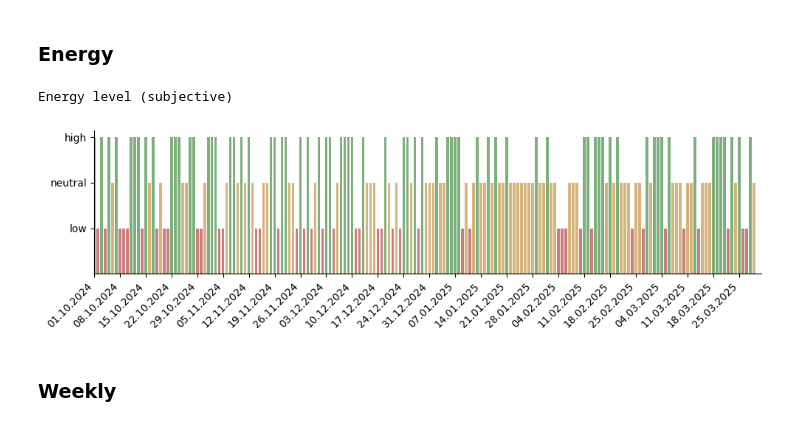
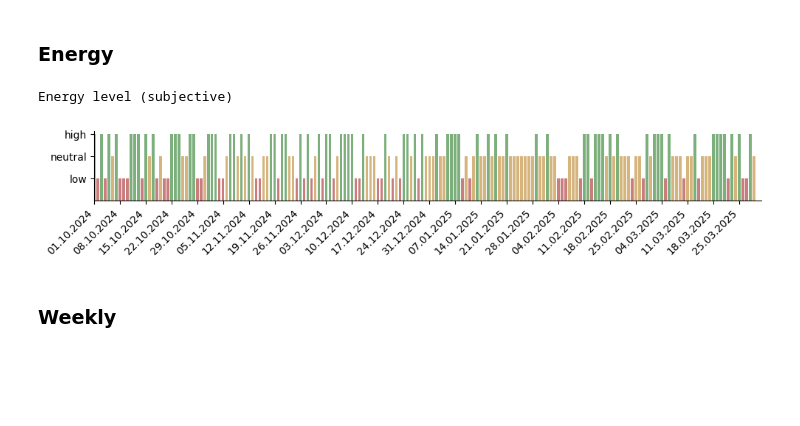
Before and after one commit to KamilMatejuk/Articles, a Jupyter notebook: Other/The Winter Arc - exploratory data analysis/passrate.ipynb, the cells around one changed output. Saved outputs shown, nothing was run; the diff lists cells and outputs as text; code cells hidden in the pictures; blank space fills up the shorter version.

```diff
--- a/Other/The Winter Arc - exploratory data analysis/passrate.ipynb
+++ b/Other/The Winter Arc - exploratory data analysis/passrate.ipynb
@@ -29,11 +29,3 @@ passfail
 | 180 | 2025-03-30 | False | False | False | False | False | ... |
 | 181 | 2025-03-31 | False | False | False | False | False | ... |
 182 rows × 11 columns
-# %%
-def set_style(ax: plt.Axes, index: pd.Series):
-    ax.spines['top'].set_visible(False)
-    ax.spines['right'].set_visible(False)
-    ax.set_xlim(index.min(), index.max())
-    xticks = index[::7]
-    ax.set_xticks(xticks)
-    ax.set_xticklabels(xticks.map(lambda x: x.strftime('%d.%m.%Y')), rotation=45, ha='right')
@@ -139,10 +90,10 @@ p, c, f, a, kcal = const.COLS_EATING
 fig, axes = plt.subplots(3, 1, figsize=(10, 7), sharex=True)
 
 data['total_g'] = data[p] + data[c] + data[f] + data[a]
-axes[0].bar(data['date'], data[p] / data['total_g'], color='blue', width=0.75, label='Protein')
-axes[0].bar(data['date'], data[c] / data['total_g'], color='red', width=0.75, label='Carbs', bottom=data[p] / data['total_g'])
-axes[0].bar(data['date'], data[f] / data['total_g'], color='orange', width=0.75, label='Fat', bottom=(data[p] + data[c]) / data['total_g'])
-axes[0].bar(data['date'], data[a] / data['total_g'], color='black', width=0.75, label='Alcohol', bottom=(data[p] + data[c] + data[f]) / data['total_g'])
+axes[0].bar(data['date'], data[p] / data['total_g'], color=C_MACROS[0], width=0.75, label='Protein')
+axes[0].bar(data['date'], data[c] / data['total_g'], color=C_MACROS[1], width=0.75, label='Carbs', bottom=data[p] / data['total_g'])
+axes[0].bar(data['date'], data[f] / data['total_g'], color=C_MACROS[2], width=0.75, label='Fat', bottom=(data[p] + data[c]) / data['total_g'])
+axes[0].bar(data['date'], data[a] / data['total_g'], color=C_MACROS[3], width=0.75, label='Alcohol', bottom=(data[p] + data[c] + data[f]) / data['total_g'])
 axes[0].legend(ncol=1, loc=(1.0, 0.25))
 data.drop('total_g', axis=1, inplace=True)
 
@@ -150,10 +101,10 @@ data['p_kcal'] = data[p] * 4 / data[kcal]
 data['c_kcal'] = data[c] * 4 / data[kcal]
 data['f_kcal'] = data[f] * 9 / data[kcal]
 data['a_kcal'] = data[a] * 7 / data[kcal]
-axes[1].bar(data['date'], data['p_kcal'], color='blue', width=0.75, label='Protein')
-axes[1].bar(data['date'], data['c_kcal'], color='red', width=0.75, label='Carbs', bottom=data['p_kcal'])
-axes[1].bar(data['date'], data['f_kcal'], color='orange', width=0.75, label='Fat', bottom=data['p_kcal'] + data['c_kcal'])
-axes[1].bar(data['date'], data['a_kcal'], color='black', width=0.75, label='Alcohol', bottom=data['p_kcal'] + data['c_kcal'] + data['f_kcal'])
+axes[1].bar(data['date'], data['p_kcal'], color=C_MACROS[0], width=0.75, label='Protein')
+axes[1].bar(data['date'], data['c_kcal'], color=C_MACROS[1], width=0.75, label='Carbs', bottom=data['p_kcal'])
+axes[1].bar(data['date'], data['f_kcal'], color=C_MACROS[2], width=0.75, label='Fat', bottom=data['p_kcal'] + data['c_kcal'])
+axes[1].bar(data['date'], data['a_kcal'], color=C_MACROS[3], width=0.75, label='Alcohol', bottom=data['p_kcal'] + data['c_kcal'] + data['f_kcal'])
 axes[1].legend(ncol=1, loc=(1.0, 0.25))
 data.drop(['p_kcal', 'c_kcal', 'f_kcal', 'a_kcal'], axis=1, inplace=True)
 
@@ -161,7 +112,6 @@ show_passrate(axes[2], data[kcal], passfail[kcal], data['date'], time_format=Fal
 
 set_style(axes[0], data['date'])
 set_style(axes[1], data['date'])
-set_style(axes[2], data['date'])
 
 axes[0].set_title('Ratio of macronutrients (g)')
 axes[1].set_title('Ratio of macronutrients (kcal)')
@@ -174,22 +124,23 @@ plt.show()
 ### Energy
 # %%
 series = data[const.COLS_OTHER[-1]]
-colormap = { 'low': '#C97D7D', 'neutral': '#D6B47D', 'high': '#7DAF7D', np.nan: 'grey' }
+colormap = { 'low': C_SCALE[0], 'neutral': C_SCALE[1], 'high': C_SCALE[2], np.nan: 'grey' }
 valuemap = { 'low': 1, 'neutral': 2, 'high': 3, np.nan: 0 }
 colors = [colormap[v] for v in series]
 values = [valuemap[v] for v in series]
 
 print('Energy level (subjective)')
-fig, ax = plt.subplots(1, 1, figsize=(10, 3), sharex=True)
+fig, ax = plt.subplots(1, 1, figsize=(10, 2), sharex=True)
 ax.bar(data['date'], values, color=colors, width=0.75)
 set_style(ax, data['date'])
+set_style_xticks(ax, data['date'])
 ax.set_yticks([1, 2, 3])
 ax.set_yticklabels(['low', 'neutral', 'high'])
 fig.tight_layout()
 plt.show()
 # %% [output]
 Energy level (subjective)
-[figure, old version]
+[figure, new version]
 # %% [markdown]
 ### Weekly
 # %%
```
Also changed, not shown: parts of 11 cells of this notebook, 1 other file.
